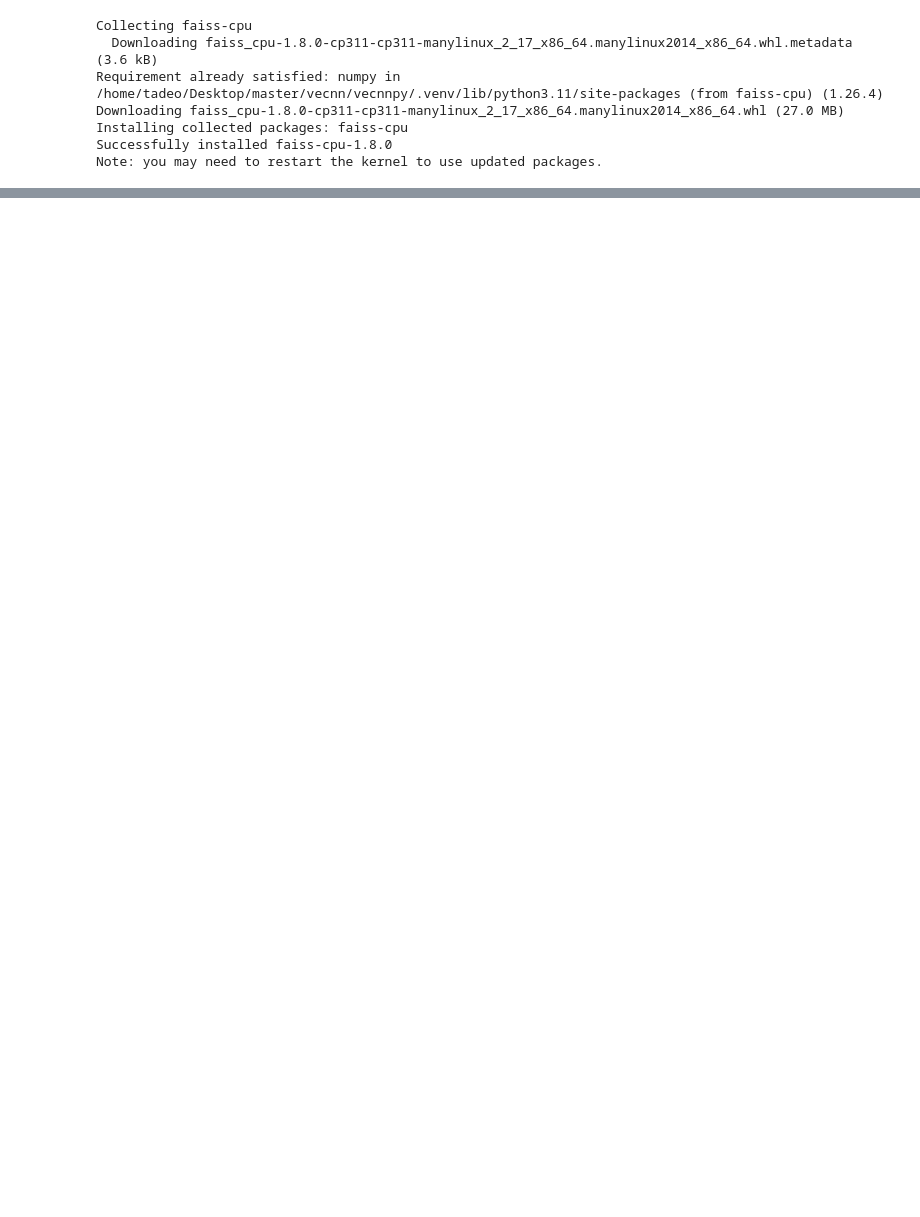
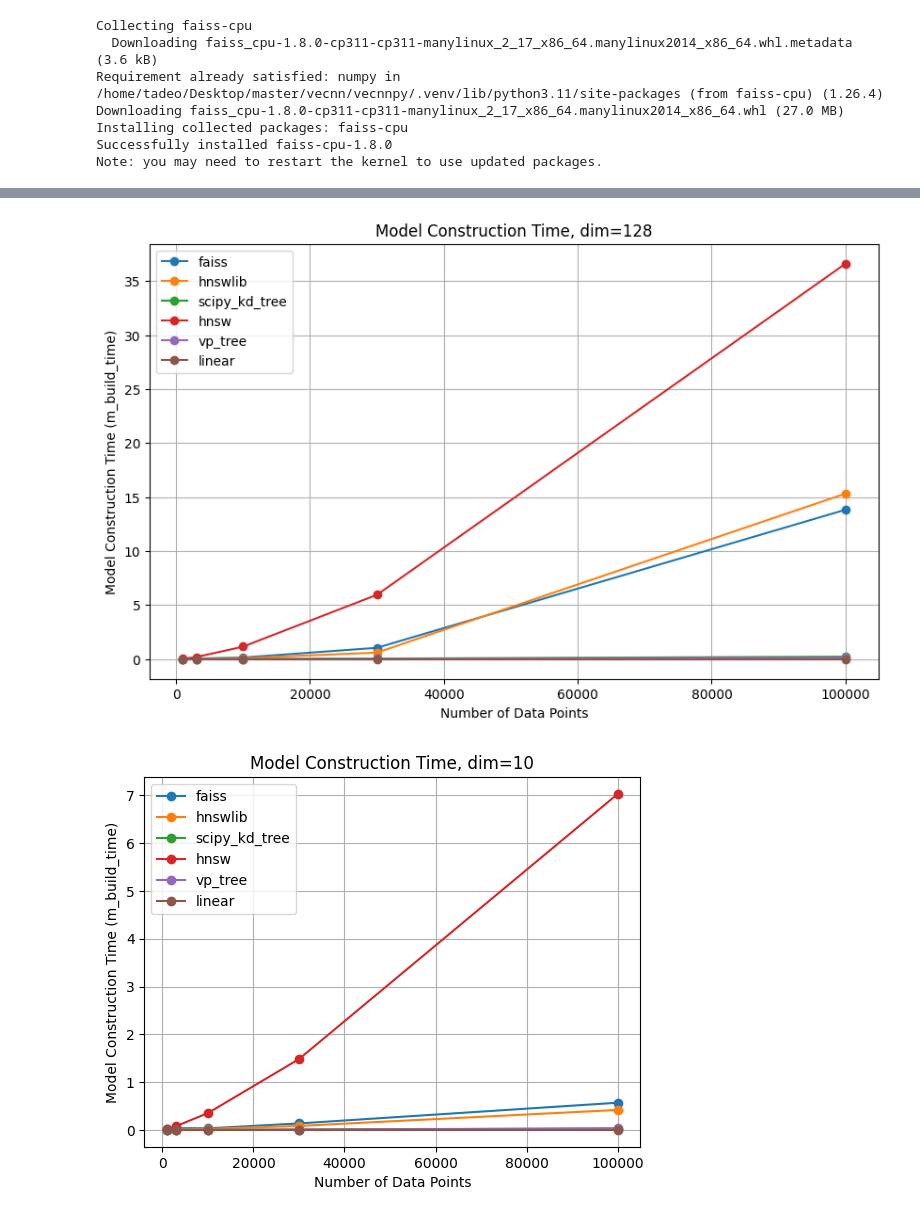
Before and after one commit to tadeohepperle/vecnn, a Jupyter notebook: vecnnpy/scripts/eval_models.ipynb, the cells around one changed output, grey strips where cells are left out. Saved outputs shown, nothing was run; the diff lists cells and outputs as text; code cells hidden in the pictures; blank space fills up the shorter version.

```diff
--- a/vecnnpy/scripts/eval_models.ipynb
+++ b/vecnnpy/scripts/eval_models.ipynb
@@ -469,0 +491,16 @@ print((res.indices, res.distances, res.num_distance_calculations) )
+# %%
+import h5py
+
+laion_path = '../../../sisap/laion2B-en-clip768v2-n=300K.h5'
+laion_gold_queries_path = '../../../sisap/public-queries-2024-laion2B-en-clip768v2-n=10k.h5'
+laion_gold_path = '../../../sisap/gold-standard-dbsize=300K--public-queries-2024-laion2B-en-clip768v2-n=10k.h5'
+
+f = h5py.File(laion_path, 'r')
+laion_data = np.array(f["emb"]).astype("float32") # shape: (300000, 768)
+
+f = h5py.File(laion_gold_queries_path)
+laion_gold_queries = np.array(f["emb"]).astype("float32")
+
+f = h5py.File(laion_gold_path)
+laion_gold_dists = np.array(f["dists"]).astype("float32") # shape: (10000, 1000), seem to be sorted in ascending order
+laion_gold_knns = np.array(f["knns"]).astype("uint32") # shape: (10000, 1000), same shape as dists.
@@ -469,0 +567,18 @@ print((res.indices, res.distances, res.num_distance_calculations) )
+# %%
+df = mlflow_experiment_stripped("explore3")
+
+plt.figure(figsize=(10, 6))
+for dim in df["p_data_dims"].unique():
+    for model in df["p_model_name"].unique():
+        subset = df[(df["p_model_name"] == model) & (df["p_data_dims"] == dim) & (df["p_knn_k"] == 3)]
+        plt.plot(subset["p_data_n"], subset["m_build_time"], marker='o', label=model)
+
+    plt.xlabel("Number of Data Points")
+    plt.ylabel("Model Construction Time (m_build_time)")
+    plt.title(f"Model Construction Time, dim={dim}")
+    plt.legend()
+    plt.grid(True)
+    plt.show()
+# %% [output]
+[figure, added]
+[figure, added]
```
Also changed, not shown: parts of 15 cells of this notebook, 11 other files.
